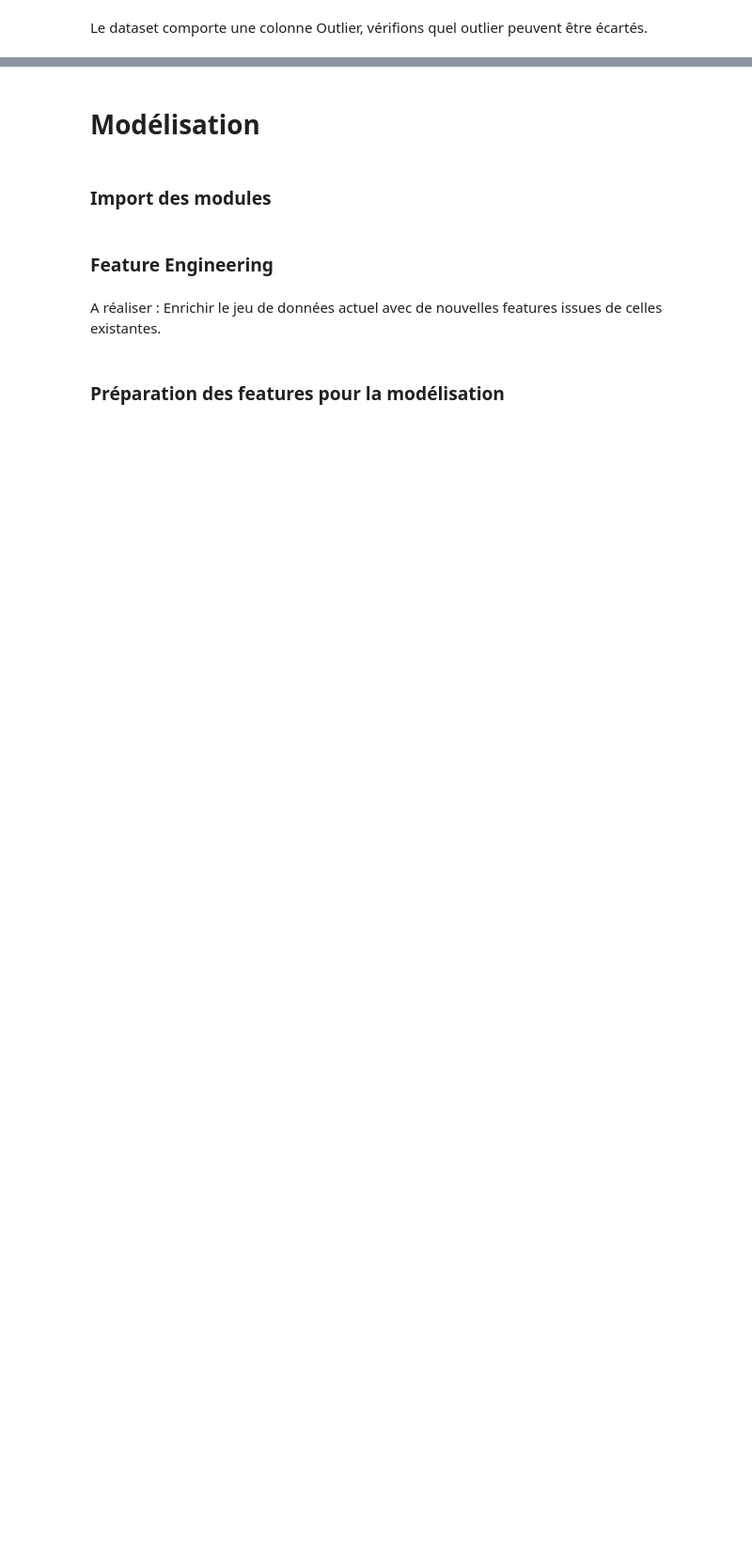
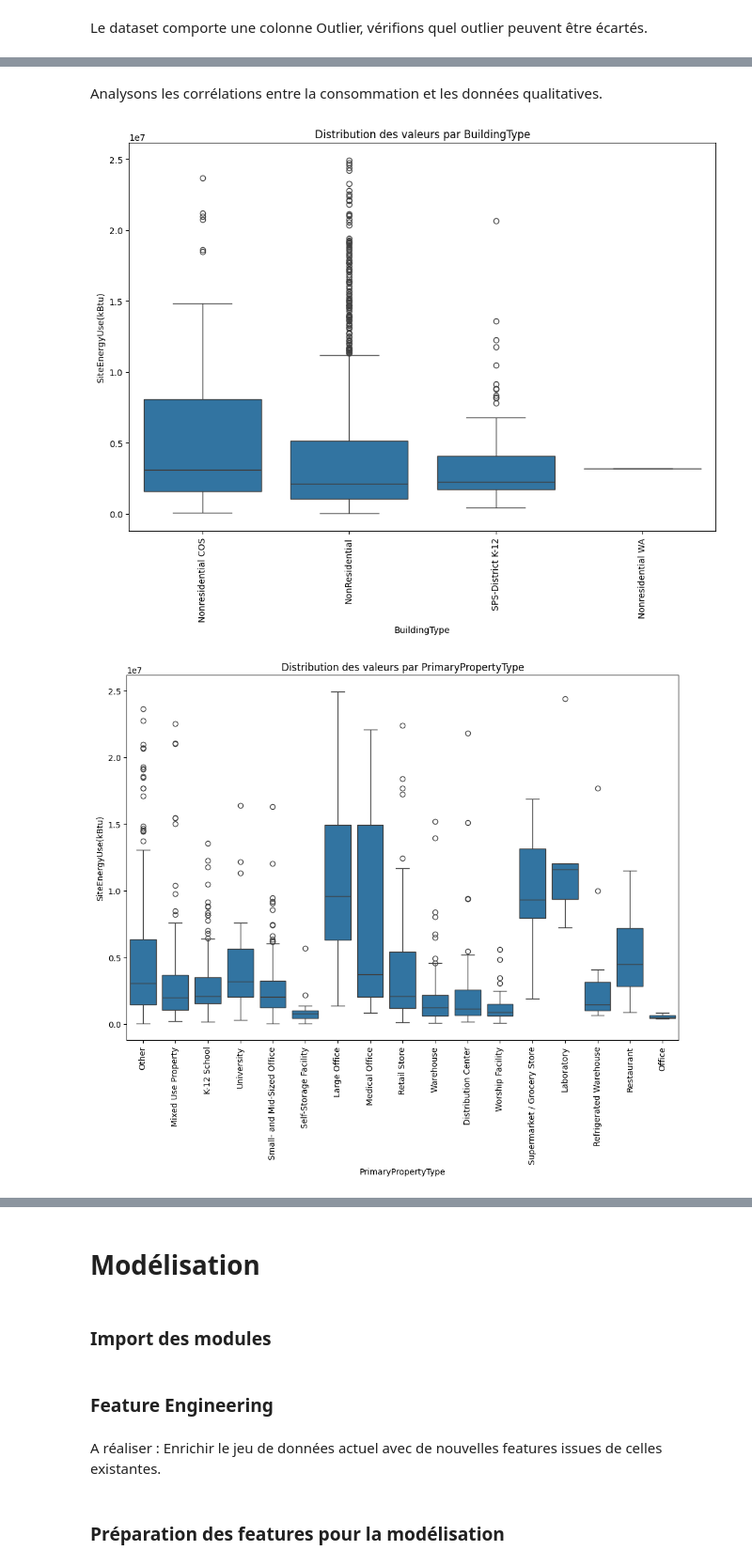
Before and after one commit to IngridFi70/Projet06, a Jupyter notebook: modelisation.ipynb, the cells around one changed output, grey strips where cells are left out. Shown at 94% size. Saved outputs shown, nothing was run; the diff lists cells and outputs as text; code cells hidden in the pictures; blank space fills up the shorter version.

```diff
--- a/modelisation.ipynb
+++ b/modelisation.ipynb
@@ -257,0 +704,5 @@ A réaliser :
+# %%
+print('lignes et colonnes AVANT modif :', building_consumption_clean.shape)
+building_consumption_clean= building_consumption_clean[
+    building_consumption_clean['SiteEUI(kBtu/sf)']< 667.66 ]
+print('lignes et colonnes APRES modif :', building_consumption_clean.shape)
@@ -257,0 +713,8 @@ A réaliser :
+# %%
+# Création d'une colonne catégorielle à partir de la surface bâtiment
+building_consumption_clean['cat_sfb'] = pd.cut(building_consumption_clean['PropertyGFABuilding(s)'], bins=2, include_lowest=True)
+
+# Comptage du nombre de valeurs dans chaque catégorie
+count_cat_sfb = building_consumption_clean['cat_sfb'].value_counts().sort_index()
+
+count_cat_sfb
@@ -257,0 +732,8 @@ A réaliser :
+# %%
+# Création d'une colonne catégorielle à partir de la surface totale
+building_consumption_clean['cat_sf'] = pd.cut(building_consumption_clean['PropertyGFATotal'], bins=2)
+
+# Comptage du nombre de valeurs dans chaque catégorie
+count_cat_sf = building_consumption_clean['cat_sf'].value_counts().sort_index()
+
+count_cat_sf
@@ -257,0 +766,5 @@ A réaliser :
+# %%
+# Liste des données qualitatives
+liste_quali=('BuildingType', 'PrimaryPropertyType', 'Neighborhood',
+       'YearBuilt', 'LargestPropertyUseType')
+liste_quali
@@ -257,0 +798,2 @@ A réaliser :
+# %% [markdown]
+Analysons les corrélations entre la consommation et les données qualitatives.
@@ -257,0 +803,10 @@ A réaliser :
+# %%
+for quali in liste_quali :
+    plt.figure(figsize=(12, 8))
+    sns.boxplot(x=quali, y='SiteEnergyUse(kBtu)', data=building_consumption_clean)
+    plt.title("Distribution des valeurs par "+ quali)
+    plt.xticks(rotation=90)
+    plt.show()
+# %% [output]
+[figure, added]
+[figure, added]
```
Also changed, not shown: parts of 111 cells of this notebook.
